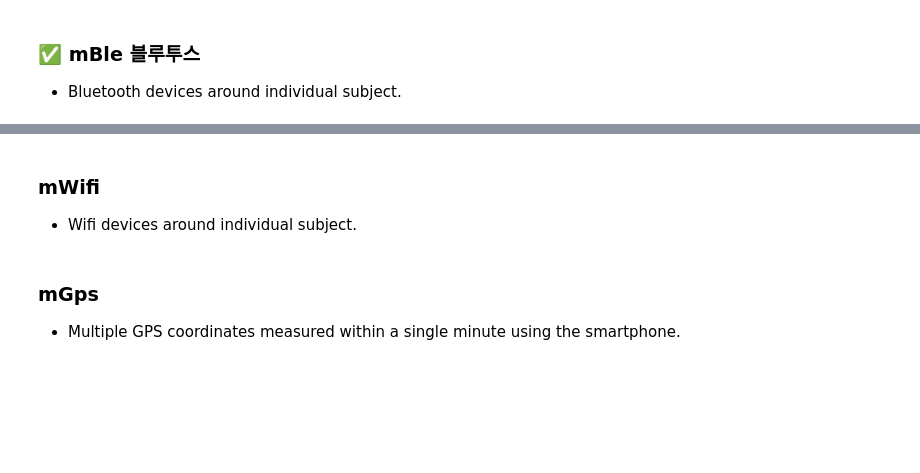
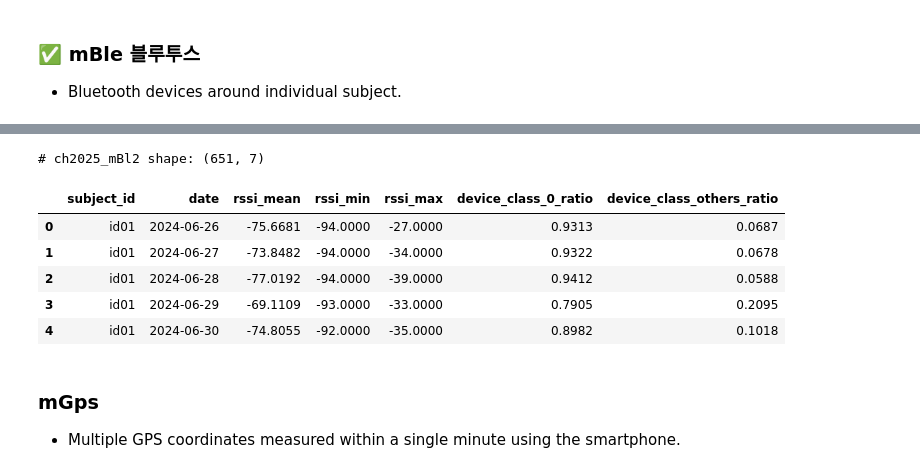
Before and after one commit to jacobgreen4477/Construction-Equipment-Oil-Condition-Classification-AI-Competition, a Jupyter notebook: ETRI_v1_0_0.ipynb, the cells around one changed output, grey strips where cells are left out. Cells and saved outputs as stored; diff of their text form; code cells hidden in the pictures; blank space fills up the shorter version.

```diff
--- a/ETRI_v1_0_0.ipynb
+++ b/ETRI_v1_0_0.ipynb
@@ -633,7 +654,4 @@ def summarize_mBle_daily(df):
 
     return grouped
 
-mBle_df2 = summarize_mBle_daily(mBle_df)
+ch2025_mBl2 = summarize_mBle_daily(ch2025_mBle)
-# %% [markdown]
-### mWifi
-- Wifi devices around individual subject.
@@ -658,3 +658,15 @@ ch2025_mWifi_daily.head()
+# %%
+# check
+print(f'# ch2025_mBl2 shape: {ch2025_mBl2.shape}')
+ch2025_mBl2.head()
+# %% [output]
+# ch2025_mBl2 shape: (651, 7)
+|  | subject_id | date | rssi_mean | rssi_min | rssi_max | device_class_0_ratio | device_class_others_ratio |
+| 0 | id01 | 2024-06-26 | -75.6681 | -94.0000 | -27.0000 | 0.9313 | 0.0687 |
+| 1 | id01 | 2024-06-27 | -73.8482 | -94.0000 | -34.0000 | 0.9322 | 0.0678 |
+| 2 | id01 | 2024-06-28 | -77.0192 | -94.0000 | -39.0000 | 0.9412 | 0.0588 |
+| 3 | id01 | 2024-06-29 | -69.1109 | -93.0000 | -33.0000 | 0.7905 | 0.2095 |
+| 4 | id01 | 2024-06-30 | -74.8055 | -92.0000 | -35.0000 | 0.8982 | 0.1018 |
 # %% [markdown]
 ### mGps
 - Multiple GPS coordinates measured within a single minute using the smartphone.
```
Also changed, not shown: parts of 20 cells of this notebook.
